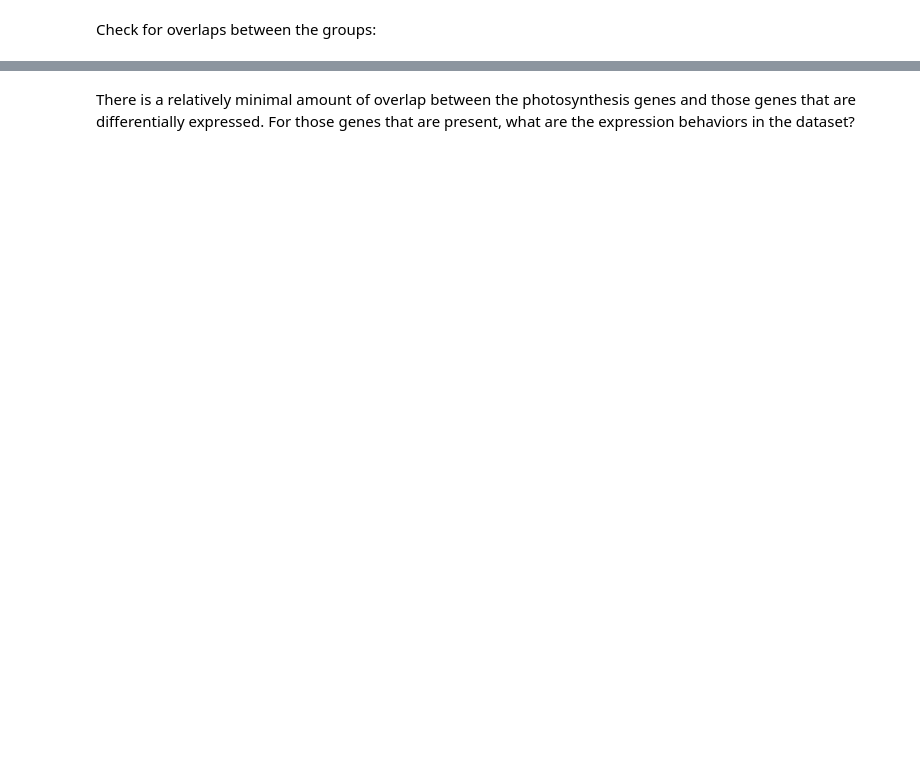
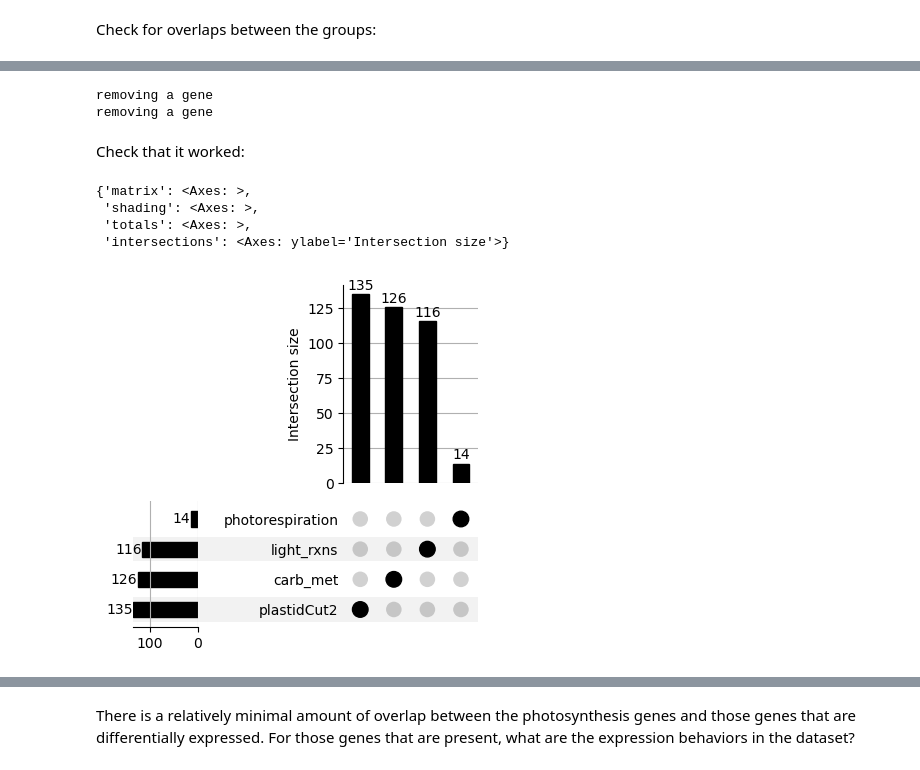
Before and after one commit to serenalotreck/photorespiration-omics, a Jupyter notebook: notebooks/transcriptomics_visualizations.ipynb, the cells around one changed output, grey strips where cells are left out. Cells and saved outputs as stored; diff of their text form; code cells hidden in the pictures; blank space fills up the shorter version.

```diff
--- a/notebooks/transcriptomics_visualizations.ipynb
+++ b/notebooks/transcriptomics_visualizations.ipynb
@@ -279,0 +279,27 @@ genes_to_search = {k: [i.lower() for i in v] for k, v in genes_to_search.items()
+# %%
+specificity = ['plastidCut2', 'carb_met', 'light_rxns', 'photorespiration']
+unique_genes_to_search = {}
+for i, cat in enumerate(specificity[:-1]):
+    current_list = genes_to_search[cat].copy()
+    for subcat in specificity[i+1:]:
+        for gene in current_list:
+            if gene in genes_to_search[subcat]:
+                print('removing a gene')
+                current_list.remove(gene)
+    unique_genes_to_search[cat] = current_list
+unique_genes_to_search['photorespiration'] = genes_to_search['photorespiration']
+# %% [output]
+removing a gene
+removing a gene
+# %% [markdown]
+Check that it worked:
+# %%
+warnings.filterwarnings('ignore')
+to_plot = from_contents(unique_genes_to_search)
+plot(to_plot, show_counts=True, sort_categories_by='input')
+# %% [output]
+{'matrix': <Axes: >,
+ 'shading': <Axes: >,
+ 'totals': <Axes: >,
+ 'intersections': <Axes: ylabel='Intersection size'>}
+[figure, added]
```
Also changed, not shown: parts of 15 cells of this notebook.
